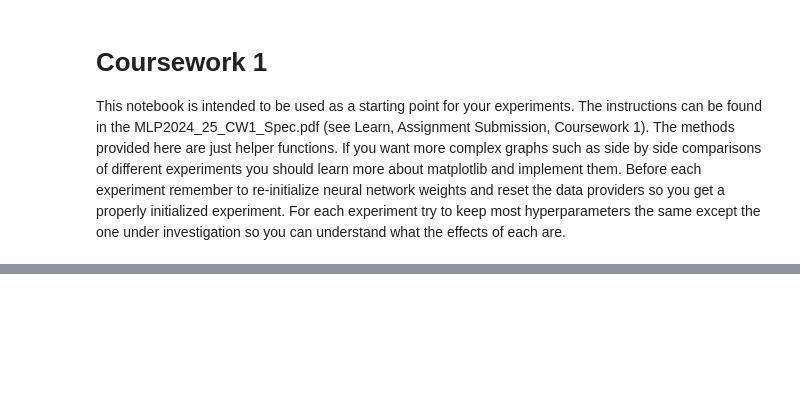
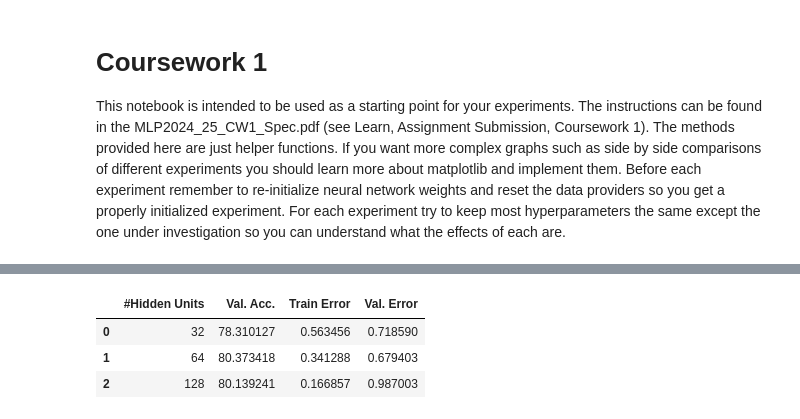
Before and after one commit to bangsen79/mlpractical, a Jupyter notebook: notebooks/Coursework_1.ipynb, the cells around one changed output, grey strips where cells are left out. Saved outputs shown, nothing was run; the diff lists cells and outputs as text; code cells hidden in the pictures; blank space fills up the shorter version.

```diff
--- a/notebooks/Coursework_1.ipynb
+++ b/notebooks/Coursework_1.ipynb
@@ -124,0 +331,25 @@ _ = train_model_and_plot_stats(
+# %%
+#Print Summary Tables Varying Performances for Network Width
+#!pip install pandas
+import pandas as pd
+
+summary_data_100 = []
+
+for hidden_dim,(stats,keys) in stats_dictionary.items():
+    accuracy = stats[99,keys['acc(valid)']]*100
+    train_error = stats[99,keys['error(train)']]
+    val_error = stats[99,keys['error(valid)']]
+    summary_data_100.append({
+        '#Hidden Units' : hidden_dim,
+        'Val. Acc.' : accuracy,
+        'Train Error' : train_error,
+        'Val. Error' : val_error,
+    })
+
+summary_df = pd.DataFrame(summary_data_100)
+summary_df
+# %% [output]
+|  | #Hidden Units | Val. Acc. | Train Error | Val. Error |
+| 0 | 32 | 78.310127 | 0.563456 | 0.718590 |
+| 1 | 64 | 80.373418 | 0.341288 | 0.679403 |
+| 2 | 128 | 80.139241 | 0.166857 | 0.987003 |
```
Also changed, not shown: parts of 16 cells of this notebook, 8 other files.
